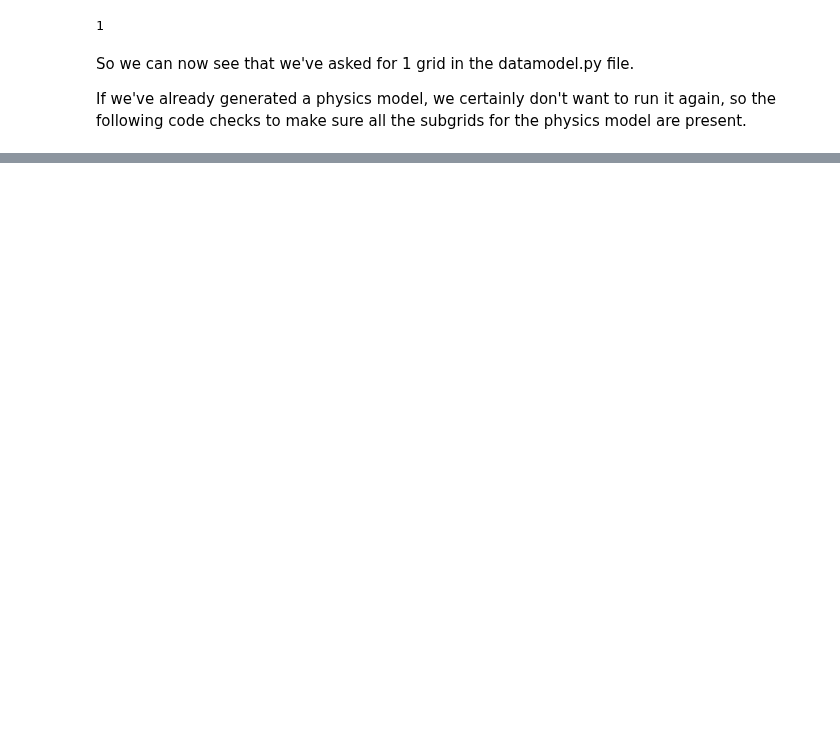
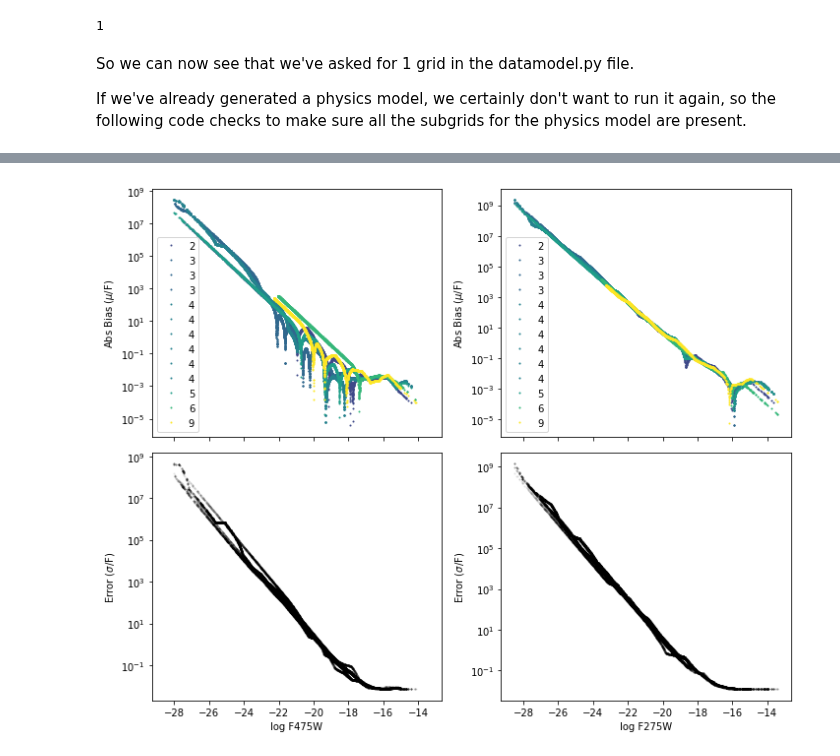
Before and after one commit to BEAST-Fitting/beast-examples, a Jupyter notebook: M31_Example/M31_workflow.ipynb, the cells around one changed output, grey strips where cells are left out. Saved outputs shown, nothing was run; the diff lists cells and outputs as text; code cells hidden in the pictures; blank space fills up the shorter version.

Commit message:
updated example notebook

```diff
--- a/M31_Example/M31_workflow.ipynb
+++ b/M31_Example/M31_workflow.ipynb
@@ -209,0 +118,3 @@ This file is also where you specify the parameters and resolution of your physic
+# %%
+# the list of fields (we only have 1 for this example.)
+field_names = [field_name]
@@ -341,0 +513,5 @@ The 'normed' kwarg was deprecated in Matplotlib 2.1 and will be removed in 3.1.
+# %%
+# generate file name lists
+file_dict = create_filenames.create_filenames(
+    use_sd=True, nsubs=datamodel.n_subgrid
+)
@@ -341,0 +565,3 @@ The 'normed' kwarg was deprecated in Matplotlib 2.1 and will be removed in 3.1.
+# %%
+# these are what the noise files should be named once generated
+noise_files = file_dict["noise_files"]
@@ -341,0 +657,79 @@ The 'normed' kwarg was deprecated in Matplotlib 2.1 and will be removed in 3.1.
+# %%
+# pull out the list of filters
+filter_list = sed_object.filters
+
+# for this plot, I just want to plot the first two filter
+# feel free to change this and see what the other filters look like
+filter_list_plot = filter_list[0:2]
+n_filter = len(filter_list_plot)
+# %%
+# set up the figure frame work
+# have it scale with the number of filters we're plotting
+fig, axes = plt.subplots(2, len(filter_list_plot), sharex=True, figsize=(5*len(filter_list_plot),8))
+
+# go through noise files
+for n, nfile in enumerate(noise_files):
+
+    print("* reading " + nfile)
+
+    # read in the values
+    noisemodel_vals = noisemodel.get_noisemodelcat(nfile)
+
+    # extract error and bias
+    noise_err = noisemodel_vals.root.error[:]
+    noise_bias = noisemodel_vals.root.bias[:]
+
+    cmaps = plt.get_cmap('viridis')
+
+    gradient = np.linspace(0, 1, len(noise_files))
+
+    # now we can start plotting things
+    for f, filt in enumerate(filter_list_plot):
+
+        # error is negative where it's been extrapolated -> trim those
+        good_err = np.where(noise_err[:, f] > 0)[0]
+        plot_sed = sed_grid[good_err, f][::samp] # only pulls every 100th point
+        plot_err = noise_err[good_err, f][::samp]
+        plot_bias = noise_bias[good_err, f][::samp]
+
+        # plot bias
+        axes[0, f].set_yscale('log')
+
+        axes[0, f].plot(
+            np.log10(plot_sed),
+            np.abs(plot_bias) / plot_sed,
+            marker="o",
+            linestyle="none",
+            mew=0,
+            ms=2,
+            alpha=1,
+            c=cmaps(int(nfile[-10])/9.),
+            label=noise_files[n][-10]
+            )
+
+        axes[0, f].set_ylabel(r"Abs Bias ($\mu$/F)", fontsize=10)
+        # xlabel is still in flux, not mag
+        axes[0, f].legend()
+
+        # plot error (uncertainty)
+        axes[1, f].set_yscale('log')
+
+        axes[1, f].plot(
+            np.log10(plot_sed),
+            plot_err / plot_sed,
+            marker="o",
+            linestyle="none",
+            mew=0,
+            ms=2,
+            color=color[0 % len(color)],
+            alpha=0.1,)
+        axes[1, f].set_ylabel(r"Error ($\sigma$/F)", fontsize=10)
+        axes[1, f].set_xlabel("log " + filt[-5:], fontsize=10)
+
+        plt.tight_layout()
+
+    #fig.colorbar(plt.cm.ScalarMappable(norm=np.arange(0,12), cmap=cmaps), ax=axes)
+
+
+    # Need to figure out if it's worth comparing the bias and the uncertainty to one another.
+# %% [output]
@@ -341,0 +749 @@ The 'normed' kwarg was deprecated in Matplotlib 2.1 and will be removed in 3.1.
+[figure, added]
```
Also changed, not shown: parts of 128 cells of this notebook, 1 other file.
